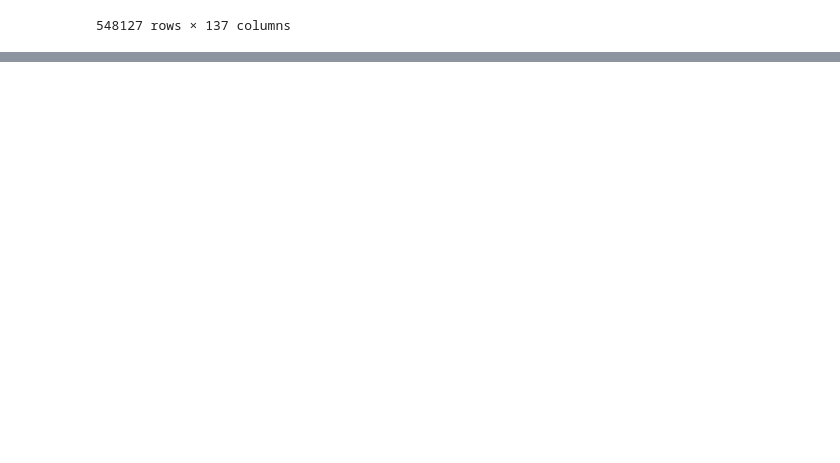
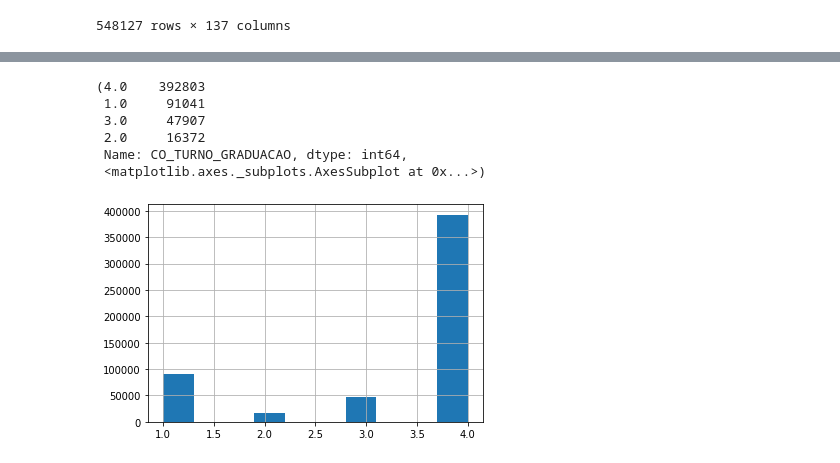
Before and after one commit to hoGodoy/IA, a Jupyter notebook: ExerciciosAnaliseDadosPython.ipynb, the cells around one changed output, grey strips where cells are left out. Saved outputs shown, nothing was run; the diff lists cells and outputs as text; code cells hidden in the pictures; blank space fills up the shorter version.

```diff
--- a/ExerciciosAnaliseDadosPython.ipynb
+++ b/ExerciciosAnaliseDadosPython.ipynb
@@ -36,0 +177,11 @@ microdadosEnade #Dataframe completo, 548k linhas e 137 colunas
+# %%
+co_turno_graduacao = microdadosEnade['CO_TURNO_GRADUACAO']#Atribuímos a coluna 'CO_TURNO_GRADUACAO' na variável 'co_turno_graduacao'
+co_turno_graduacao.value_counts(), co_turno_graduacao.hist()
+# %% [output]
+(4.0    392803
+ 1.0     91041
+ 3.0     47907
+ 2.0     16372
+ Name: CO_TURNO_GRADUACAO, dtype: int64,
+ <matplotlib.axes._subplots.AxesSubplot at 0x...>)
+[figure, added]
```
Also changed, not shown: parts of 15 cells of this notebook.
